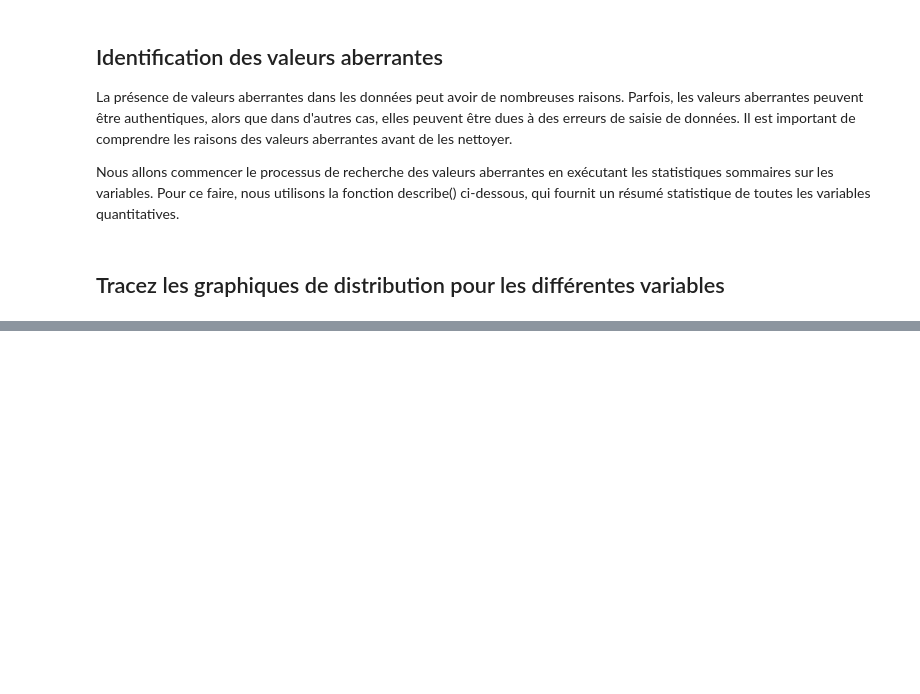
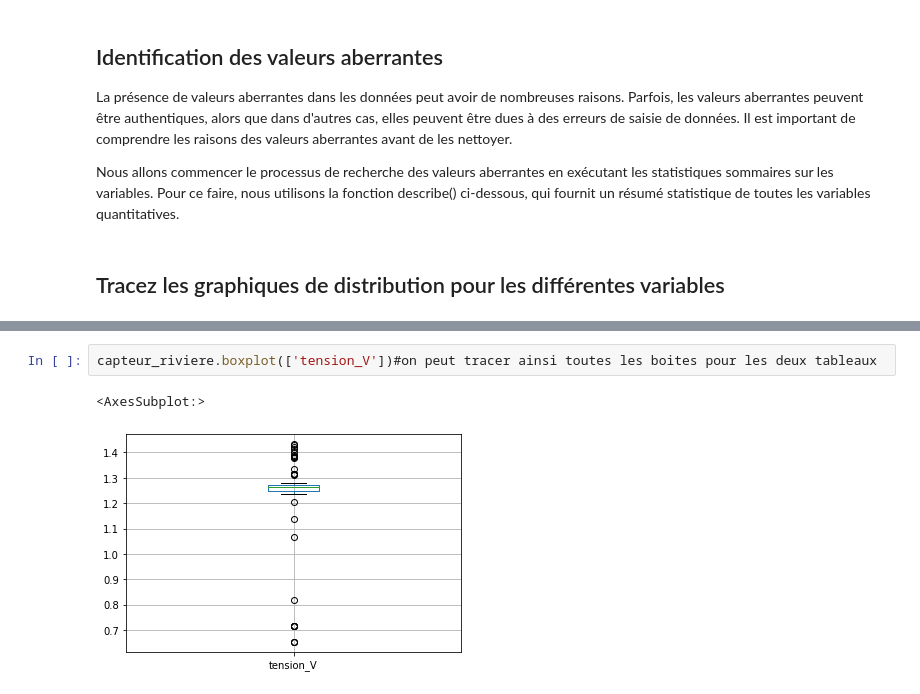
Before and after one commit to ameliemelorene/MOLONARI_1D_RESOURCES, a Jupyter notebook: Students/BONIN-IMPEROR.ipynb, the cells around one changed output, grey strips where cells are left out. Cells and saved outputs as stored; diff of their text form; blank space fills up the shorter version.

```diff
--- a/Students/BONIN-IMPEROR.ipynb
+++ b/Students/BONIN-IMPEROR.ipynb
@@ -269,0 +298,5 @@ Nous allons commencer le processus de recherche des valeurs aberrantes en exécu
+# %%
+capteur_riviere.boxplot(['tension_V'])#on peut tracer ainsi toutes les boites pour les deux tableaux
+# %% [output]
+<AxesSubplot:>
+[figure, added]
```
Also changed, not shown: parts of 37 cells of this notebook.
